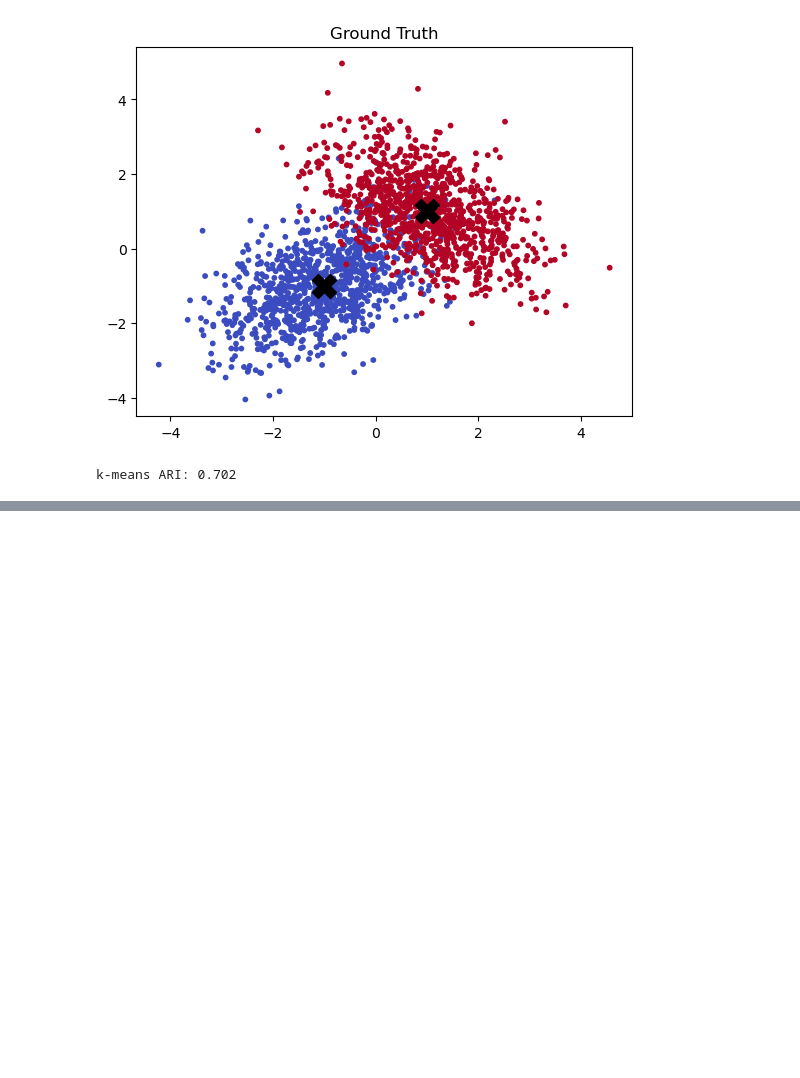
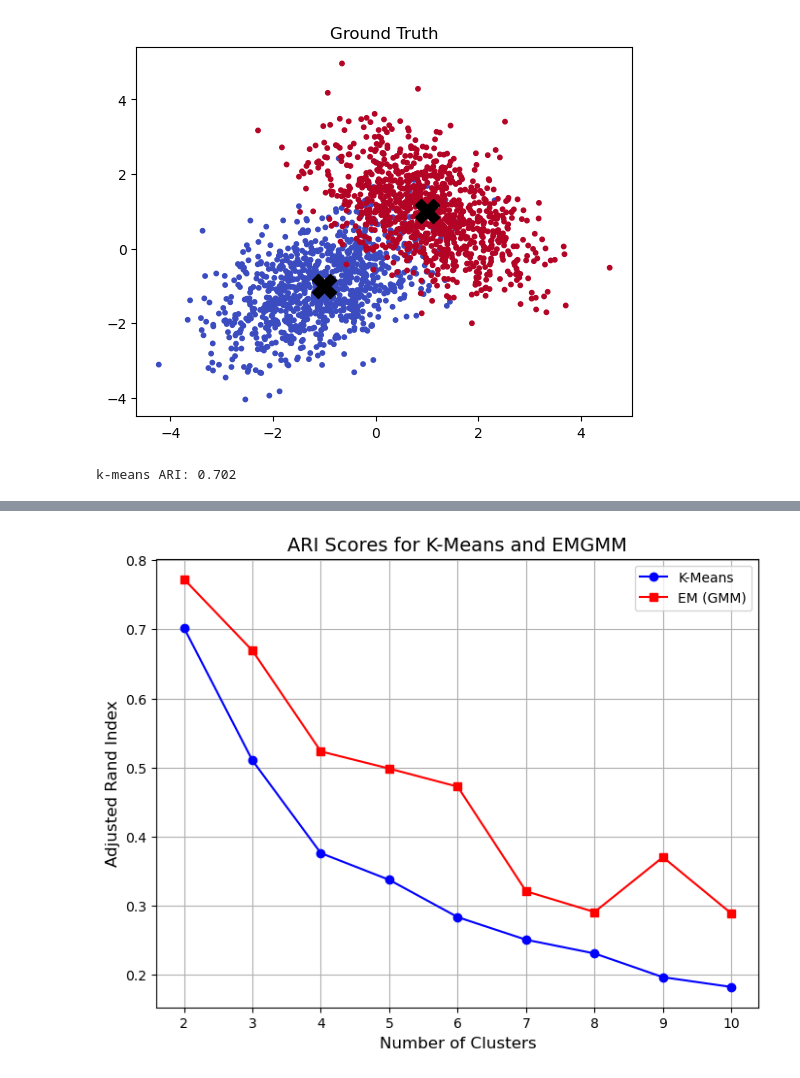
Before and after one commit to marhanse/SSY316-Advanced-probabilistic-machine-learning, a Jupyter notebook: Assignment 6/E2.ipynb, the cells around one changed output, grey strips where cells are left out. Cells and saved outputs as stored; diff of their text form; code cells hidden in the pictures; blank space fills up the shorter version.

```diff
--- a/Assignment 6/E2.ipynb
+++ b/Assignment 6/E2.ipynb
@@ -137,27 +137,26 @@ class EMGMM:
         """
         Update means, covariances, and weights based on responsibilities.
         """
-        N_k = np.sum(responsibilities, axis=0)  # Number of data points assigned to each cluster
-        N = data.shape[0]  # Total number of data points
+        N_k = np.sum(responsibilities, axis=0)
+        N = data.shape[0]
 
-        # Update the weights (mixing coefficients)
         self.weights = N_k / N
 
-        # Update the means
-        self.means = np.matmul(responsibilities.T, data) / N_k[:, np.newaxis]
+        self.means = np.matmul(responsibilities.T, data) / N_k.reshape(-1, 1)
 
-        # Update the covariances
-        self.covariances = np.zeros((self.n_components, data.shape[1], data.shape[1]))  # Initialize the covariance matrices
+        self.covariances = np.zeros((self.n_components, data.shape[1], data.shape[1]))
         for k in range(self.n_components):
-            diff = data - self.means[k]  # Difference between data points and the mean
-            weighted_diff = responsibilities[:, k][:, np.newaxis] * diff  # Weighted difference
-            self.covariances[k] = np.matmul(weighted_diff.T, diff) / N_k[k]  # Covariance matrix
+            diff = data - self.means[k]
+            weighted_diff = responsibilities[:, k].reshape(-1, 1) * diff
+            self.covariances[k] = np.matmul(weighted_diff.T, diff) / N_k[k]
 
     def multivariate_gaussian(self, data, mean, cov):
         """
         Compute the multivariate Gaussian probability density.
         """
-        return multivariate_normal.pdf(data, mean=mean, cov=cov)
+        #multivariate_normal.pdf(data, mean=mean, cov=cov)
+        D = mean.shape[0]
+        return (1 / (np.sqrt((2 * np.pi) ** D * np.linalg.det(cov))))  * np.exp(np.sum((data - mean)  @  np.linalg.inv(cov) * (data - mean) , axis=1) / -2 )
 
     def fit(self, data, iterations_to_store=[0, 1, 2, 5, 10, 20]):
         self.initialize_params(data)
@@ -232,30 +233,33 @@ plt.tight_layout()
 # %%
 # --- Q5: The Effect of Overestimating Clusters ---
 
 # TODO: # Fill in the code to run k-means and EM with different values of k and plot the results and ARI scores.
 
-k_values = [2, 4, 8]
+k_values = np.arange(2,11)
 
 def ari_score_per_cluster(k_values, custom_model, data, labels):
     scores = []
     for k in k_values:
         model = custom_model(k)
         model.fit(data)
         pred_labels = model.predict(data)
         score = adjusted_rand_score(labels, pred_labels)
         scores.append(score)
     return scores
 
 ari_kmeans = ari_score_per_cluster(k_values, KMeansCustom, data, labels)
 ari_gmm = ari_score_per_cluster(k_values, EMGMM, data, labels)
 
 plt.figure(figsize=(8, 6))
 plt.plot(k_values, ari_kmeans, marker='o', label='K-Means', color='b')
 plt.plot(k_values, ari_gmm, marker='s', label='EM (GMM)', color='r')
 
 plt.xlabel('Number of Clusters', fontsize=12)
 plt.ylabel('Adjusted Rand Index', fontsize=12)
 plt.title('ARI Scores for K-Means and EMGMM', fontsize=14)
 plt.grid(True)
 plt.legend()
+plt.savefig("kmmvsGmm.png")
 plt.show()
+# %% [output]
+[figure, added]
```
Also changed, not shown: parts of 7 cells of this notebook, 5 other files.
